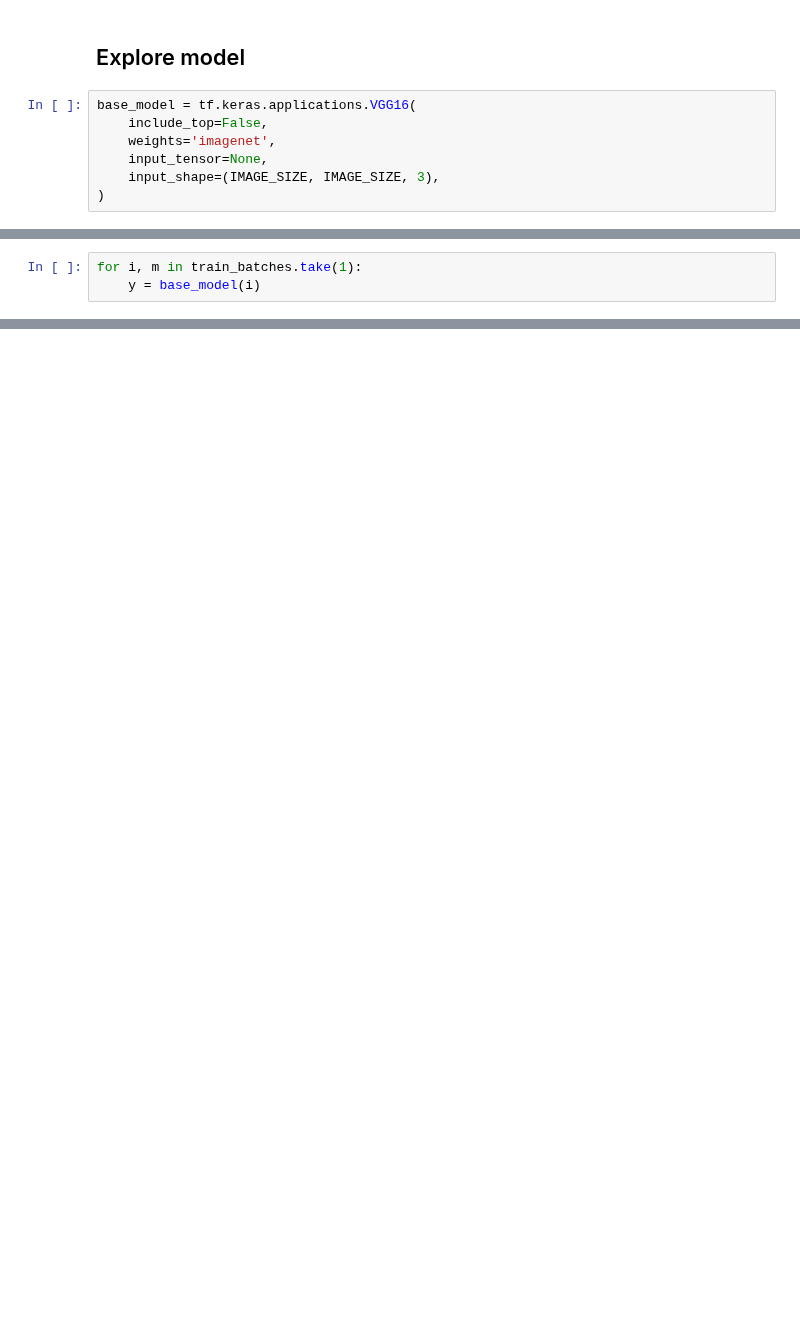
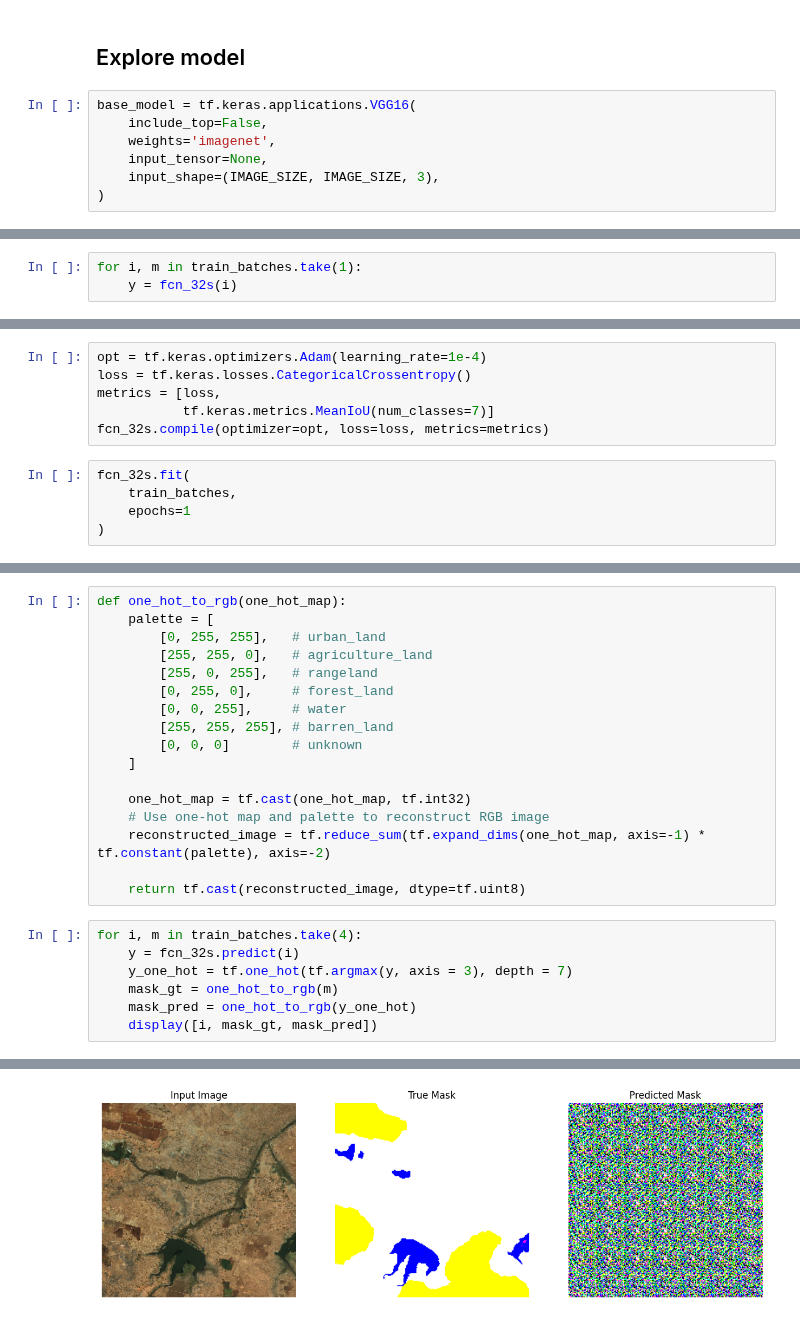
Before and after one commit to rondo-lehner/CM3070_Final_project, a Jupyter notebook: notebooks/m2_01_explore_fcn.ipynb, the cells around one changed output, grey strips where cells are left out. Saved outputs shown, nothing was run; the diff lists cells and outputs as text; blank space fills up the shorter version.

```diff
--- a/notebooks/m2_01_explore_fcn.ipynb
+++ b/notebooks/m2_01_explore_fcn.ipynb
@@ -178,4 +176,4 @@ ResourceExhaustedError: {{function_node __wrapped__StatelessRandomUniformV2_devi
 # %%
 for i, m in train_batches.take(1):
-    y = base_model(i)
+    y = fcn_32s(i)
 # %%
@@ -200 +198,12 @@ Non-trainable params: 0 (0.00 Byte)
 _________________________________________________________________
+# %%
+opt = tf.keras.optimizers.Adam(learning_rate=1e-4)
+loss = tf.keras.losses.CategoricalCrossentropy()
+metrics = [loss,
+           tf.keras.metrics.MeanIoU(num_classes=7)]
+fcn_32s.compile(optimizer=opt, loss=loss, metrics=metrics)
+# %%
+fcn_32s.fit(
+    train_batches,
+    epochs=1
+)
@@ -200,0 +213,25 @@ _________________________________________________________________
+# %%
+def one_hot_to_rgb(one_hot_map):
+    palette = [
+        [0, 255, 255],   # urban_land
+        [255, 255, 0],   # agriculture_land
+        [255, 0, 255],   # rangeland
+        [0, 255, 0],     # forest_land
+        [0, 0, 255],     # water
+        [255, 255, 255], # barren_land
+        [0, 0, 0]        # unknown
+    ]
+
+    one_hot_map = tf.cast(one_hot_map, tf.int32)
+    # Use one-hot map and palette to reconstruct RGB image
+    reconstructed_image = tf.reduce_sum(tf.expand_dims(one_hot_map, axis=-1) * tf.constant(palette), axis=-2)
+
+    return tf.cast(reconstructed_image, dtype=tf.uint8)
+# %%
+for i, m in train_batches.take(4):
+    y = fcn_32s.predict(i)
+    y_one_hot = tf.one_hot(tf.argmax(y, axis = 3), depth = 7)
+    mask_gt = one_hot_to_rgb(m)
+    mask_pred = one_hot_to_rgb(y_one_hot)
+    display([i, mask_gt, mask_pred])
+# %% [output]
@@ -200,0 +240 @@ _________________________________________________________________
+[figure, added]
```
Also changed, not shown: parts of 10 cells of this notebook.
